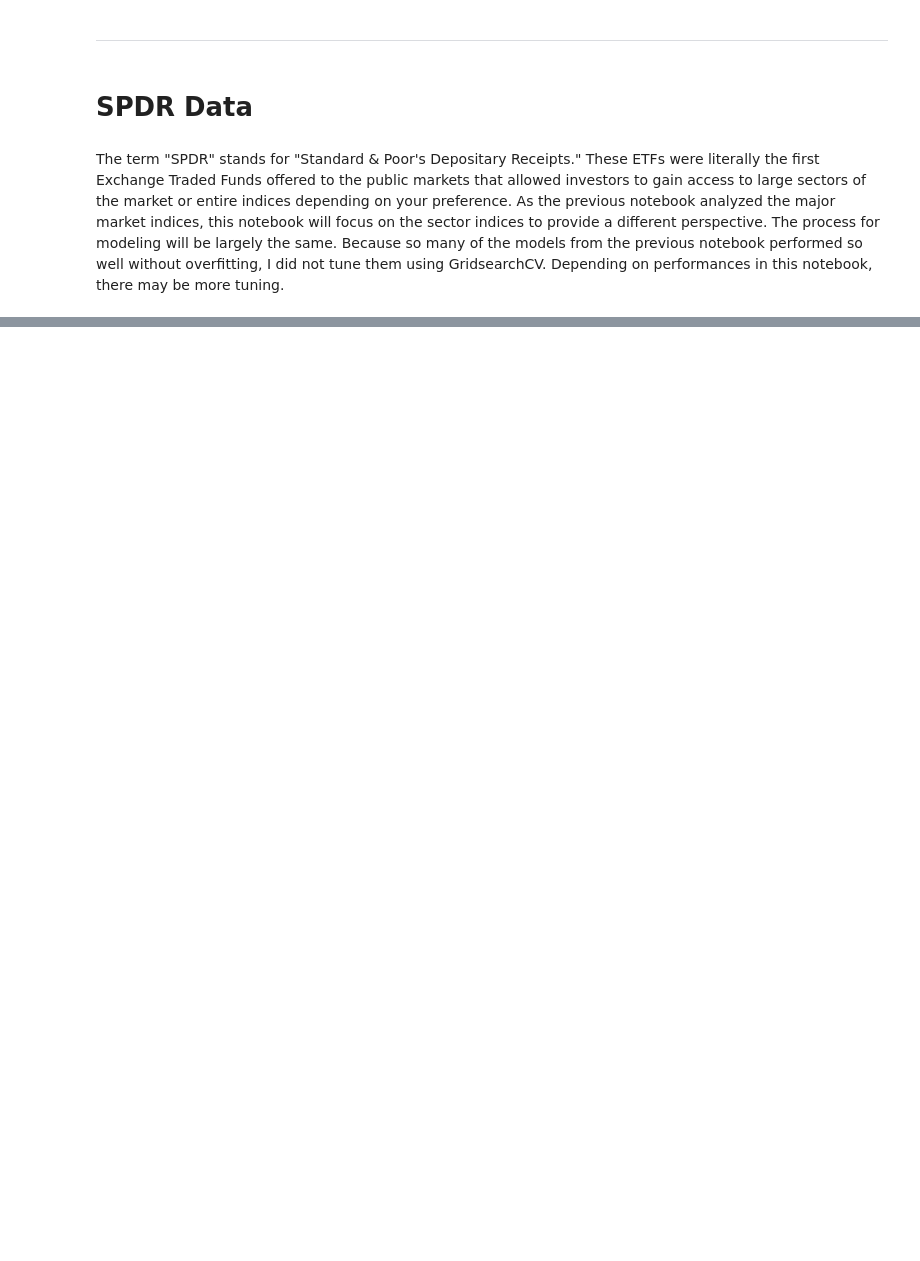
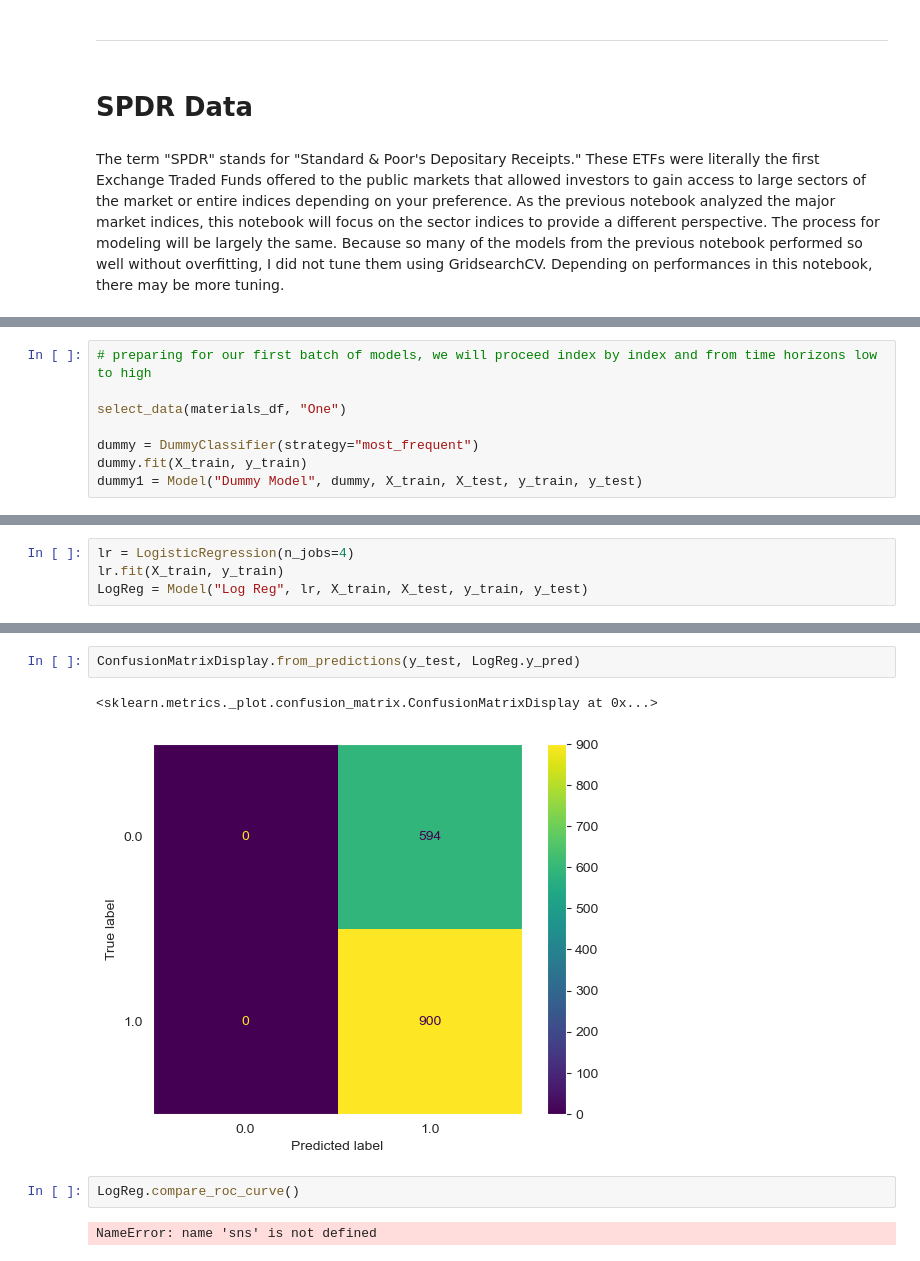
Before and after one commit to dvdhartsman/Stock_Market_Analysis, a Jupyter notebook: 2_SPDR_ETFs.ipynb, the cells around one changed output, grey strips where cells are left out. Saved outputs shown, nothing was run; the diff lists cells and outputs as text; blank space fills up the shorter version.

```diff
--- a/2_SPDR_ETFs.ipynb
+++ b/2_SPDR_ETFs.ipynb
@@ -277,0 +415,8 @@ value_counts(normalize=True).unstack().plot(kind="bar", ax=ax)
+# %%
+# preparing for our first batch of models, we will proceed index by index and from time horizons low to high
+
+select_data(materials_df, "One")
+
+dummy = DummyClassifier(strategy="most_frequent")
+dummy.fit(X_train, y_train)
+dummy1 = Model("Dummy Model", dummy, X_train, X_test, y_train, y_test)
@@ -277,0 +435,4 @@ value_counts(normalize=True).unstack().plot(kind="bar", ax=ax)
+# %%
+lr = LogisticRegression(n_jobs=4)
+lr.fit(X_train, y_train)
+LogReg = Model("Log Reg", lr, X_train, X_test, y_train, y_test)
@@ -277,0 +452,9 @@ value_counts(normalize=True).unstack().plot(kind="bar", ax=ax)
+# %%
+ConfusionMatrixDisplay.from_predictions(y_test, LogReg.y_pred)
+# %% [output]
+<sklearn.metrics._plot.confusion_matrix.ConfusionMatrixDisplay at 0x...>
+[figure, added]
+# %%
+LogReg.compare_roc_curve()
+# %% [output]
+NameError: name 'sns' is not defined
```
Also changed, not shown: parts of 24 cells of this notebook, 1 other file.
